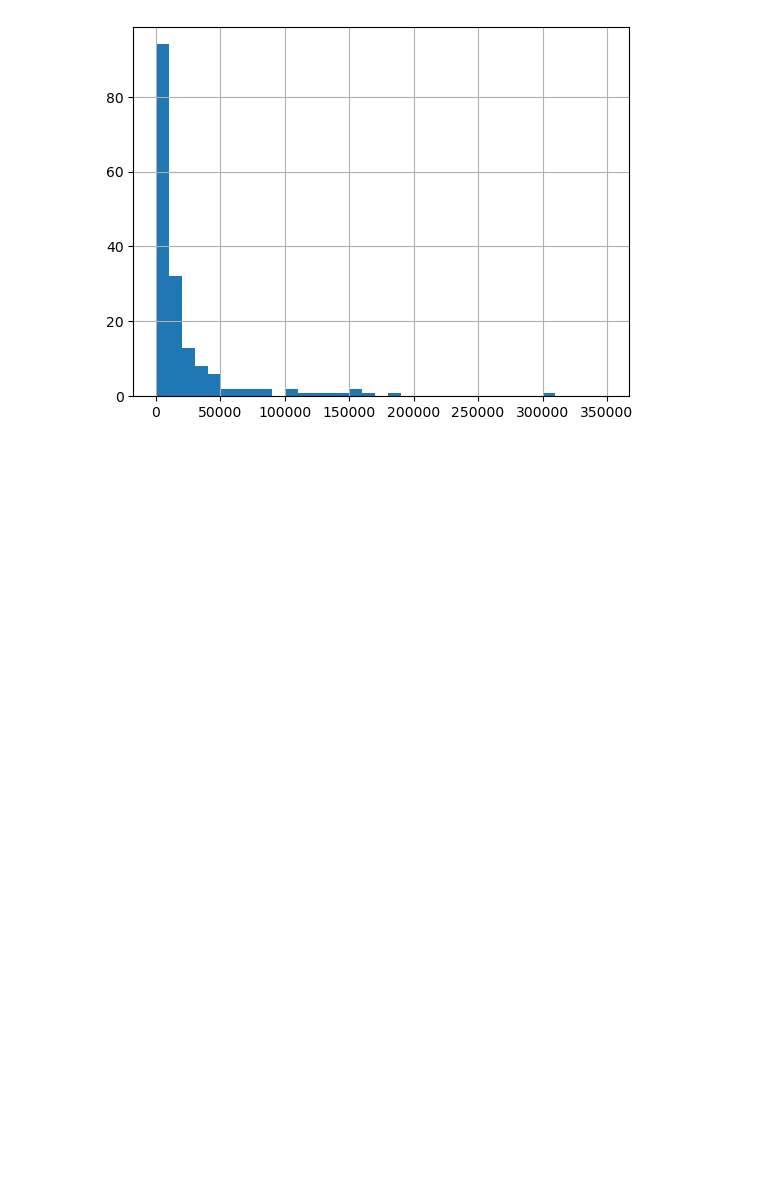
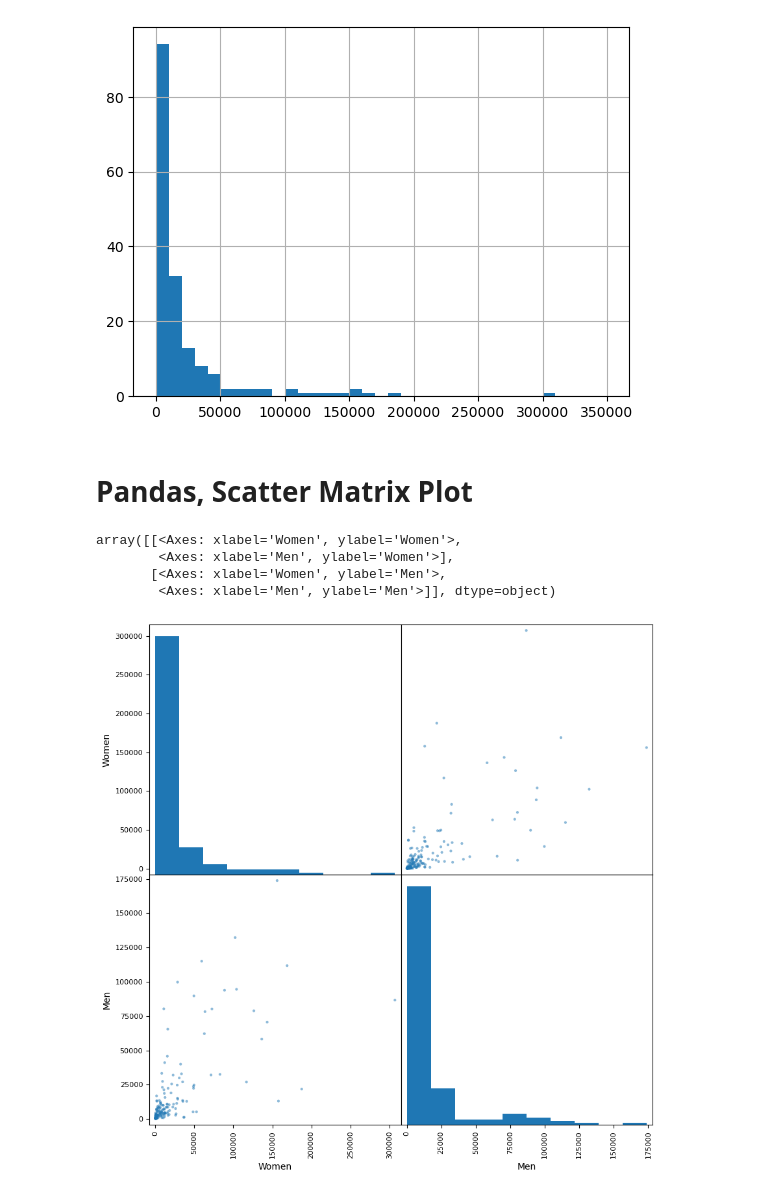
Before and after one commit to rabobahago/data_analytics_projects, a Jupyter notebook: visualizing_earnings_based_on_college_majors/main.ipynb, the cells around one changed output. Cells and saved outputs as stored; diff of their text form; code cells hidden in the pictures; blank space fills up the shorter version.

```diff
--- a/visualizing_earnings_based_on_college_majors/main.ipynb
+++ b/visualizing_earnings_based_on_college_majors/main.ipynb
@@ -139,3 +139,5 @@ recent_grads['Women'].hist(bins=35, range=(0,350000))
 # %% [output]
 <Axes: >
 [figure]
+# %% [markdown]
+# Pandas, Scatter Matrix Plot
@@ -141,0 +146,8 @@ recent_grads['Women'].hist(bins=35, range=(0,350000))
+# %%
+scatter_matrix(recent_grads[['Women', 'Men']], figsize=(10,10))
+# %% [output]
+array([[<Axes: xlabel='Women', ylabel='Women'>,
+        <Axes: xlabel='Men', ylabel='Women'>],
+       [<Axes: xlabel='Women', ylabel='Men'>,
+        <Axes: xlabel='Men', ylabel='Men'>]], dtype=object)
+[figure, added]
```
Also changed, not shown: parts of 5 cells of this notebook.
